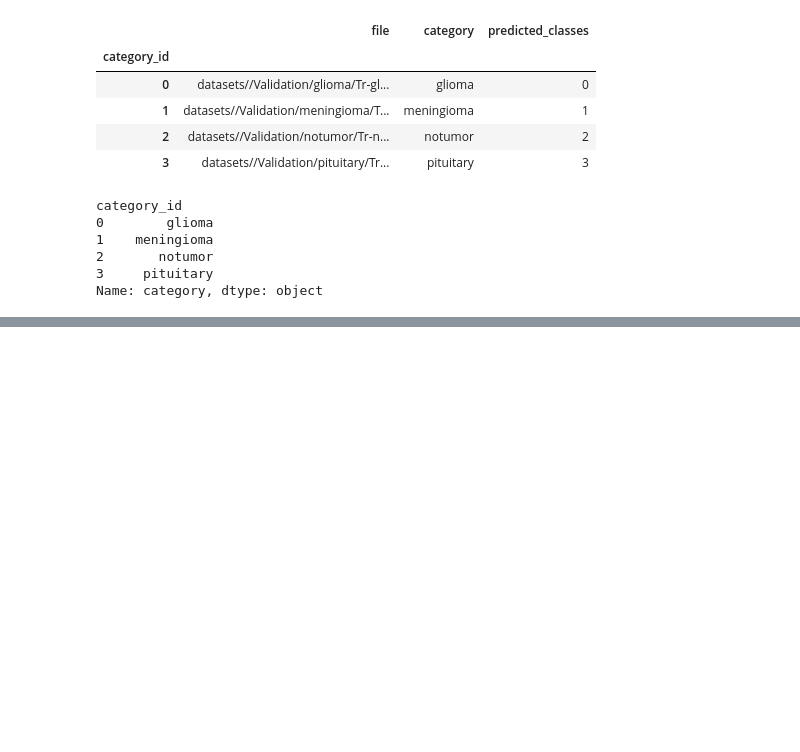
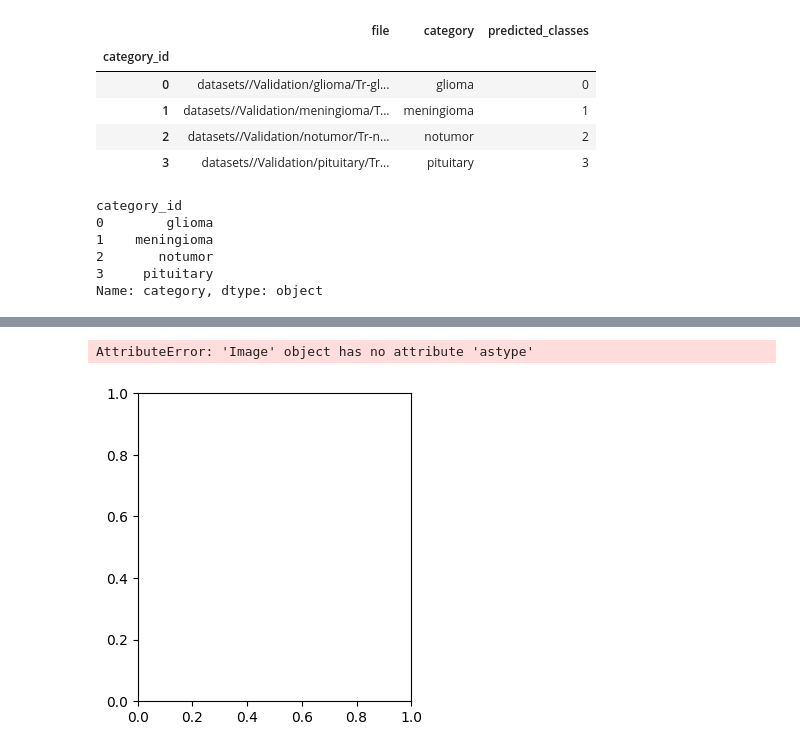
Before and after one commit to Livanturk/Brain-Tumor-Detection-Mobilenet, a Jupyter notebook: brain_tumor_model.ipynb, the cells around one changed output, grey strips where cells are left out. Cells and saved outputs as stored; diff of their text form; code cells hidden in the pictures; blank space fills up the shorter version.

Commit message:
Grad-Cam Implemetation

```diff
--- a/brain_tumor_model.ipynb
+++ b/brain_tumor_model.ipynb
@@ -493,0 +537,45 @@ classification_report_df
+# %%
+def display_gradcam(img_path, model, last_conv_layer_name, preprocess_size=(224, 224), alpha=0.4):
+    pil_img = load_img(img_path, target_size=preprocess_size)
+    original_img = np.array(pil_img).astype("uint8")
+
+    img_array = img_to_array(pil_img)
+    img_array = np.expand_dims(img_array, axis=0)
+    img_array = img_array / 255.0
+
+    heatmap = make_gradcam_heatmap(img_array, model, last_conv_layer_name)
+
+    heatmap = np.uint8(255 * heatmap)
+    jet = plt.cm.get_cmap("jet")
+    jet_colors = jet(np.arange(256))[:, :3]
+    jet_heatmap = jet_colors[heatmap]
+    jet_heatmap = tf.image.resize(jet_heatmap, preprocess_size).numpy()
+    jet_heatmap = np.uint8(jet_heatmap * 255)
+
+    superimposed_img = jet_heatmap * alpha + original_img
+    superimposed_img = np.uint8(superimposed_img)
+
+    plt.figure(figsize=(12, 4))
+    plt.subplot(1, 3, 1)
+    plt.imshow(original_img)
+    plt.title("Original Image")
+    plt.axis("off")
+
+    plt.subplot(1, 3, 2)
+    plt.imshow(heatmap, cmap='jet')
+    plt.title("Grad-CAM Heatmap")
+    plt.axis("off")
+
+    plt.subplot(1, 3, 3)
+    plt.imshow(superimposed_img)
+    plt.title("Overlay")
+    plt.axis("off")
+
+    plt.tight_layout()
+    plt.show()
+# %%
+example_path = validing[validing['category'] == 'glioma'].iloc[0]['file']
+display_gradcam(example_path, model, last_conv_layer_name='Conv_1')
+# %% [output]
+AttributeError: 'Image' object has no attribute 'astype'
+[figure, added]
```
Also changed, not shown: parts of 14 cells of this notebook, 1 other file.
